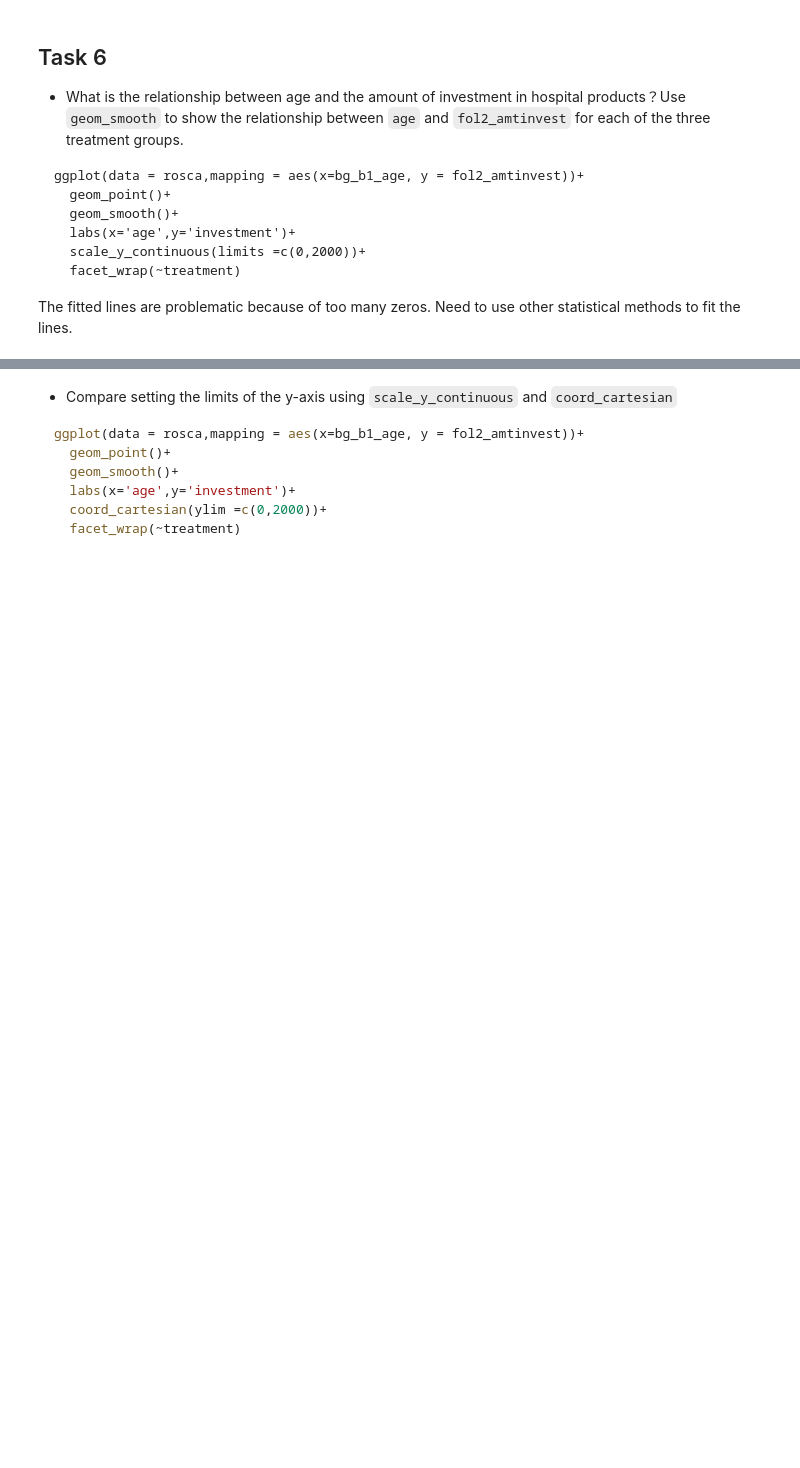
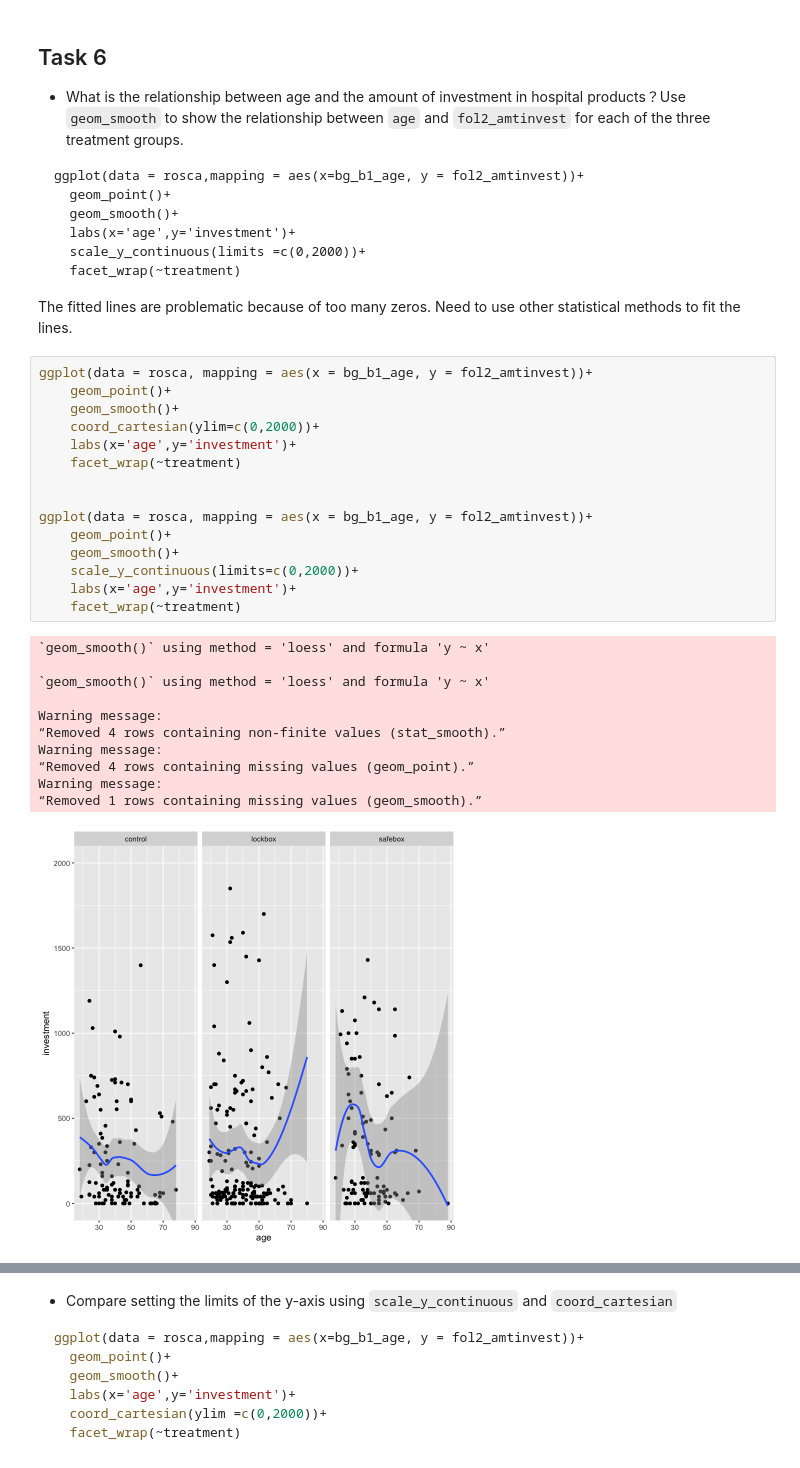
Before and after one commit to jzcpanda/390R-2021fall, a Jupyter notebook: Data visualization real data.ipynb, the cells around one changed output, grey strips where cells are left out. Saved outputs shown, nothing was run; the diff lists cells and outputs as text; blank space fills up the shorter version.

````diff
--- a/Data visualization real data.ipynb
+++ b/Data visualization real data.ipynb
@@ -207,3 +248,30 @@ ggplot(data = rosca,mapping = aes(x=bg_b1_age, y = fol2_amtinvest))+
 ```
 
 The fitted lines are problematic because of too many zeros.  Need to use other statistical methods to fit the lines.
+# %%
+ggplot(data = rosca, mapping = aes(x = bg_b1_age, y = fol2_amtinvest))+
+    geom_point()+
+    geom_smooth()+
+    coord_cartesian(ylim=c(0,2000))+
+    labs(x='age',y='investment')+
+    facet_wrap(~treatment)
+
+
+ggplot(data = rosca, mapping = aes(x = bg_b1_age, y = fol2_amtinvest))+
+    geom_point()+
+    geom_smooth()+
+    scale_y_continuous(limits=c(0,2000))+
+    labs(x='age',y='investment')+
+    facet_wrap(~treatment)
+# %% [output]
+`geom_smooth()` using method = 'loess' and formula 'y ~ x'
+
+`geom_smooth()` using method = 'loess' and formula 'y ~ x'
+
+Warning message:
+“Removed 4 rows containing non-finite values (stat_smooth).”
+Warning message:
+“Removed 4 rows containing missing values (geom_point).”
+Warning message:
+“Removed 1 rows containing missing values (geom_smooth).”
+[figure, added]
````
Also changed, not shown: parts of 8 cells of this notebook.
